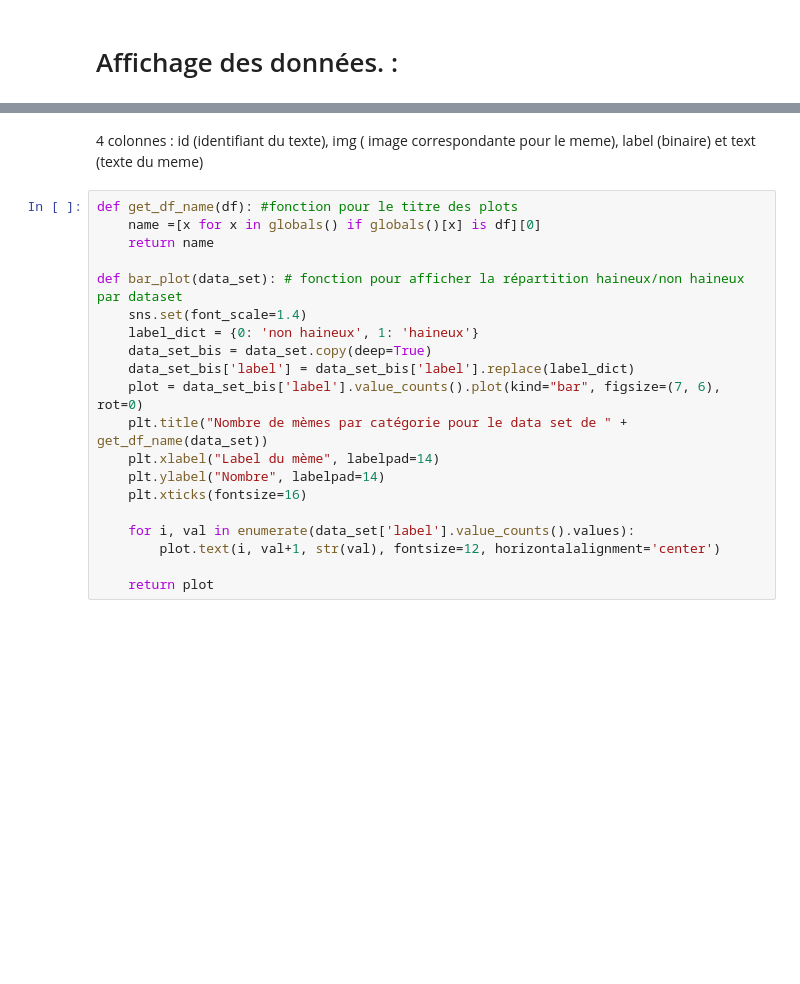
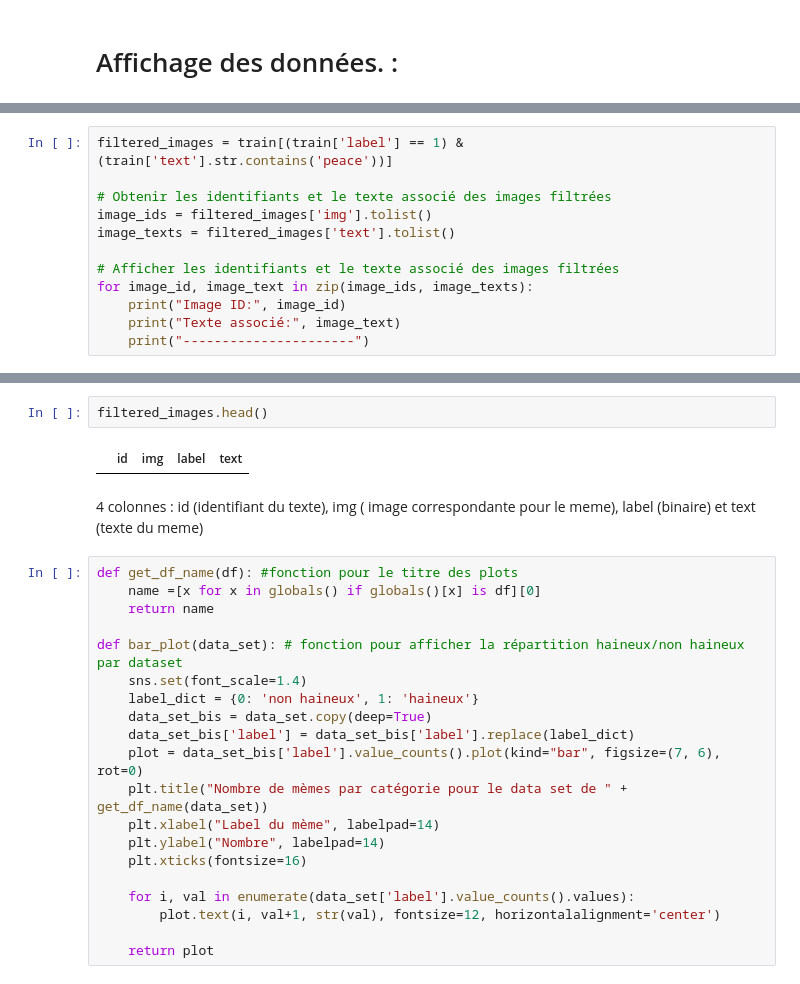
Before and after one commit to hlmth/statsapp, a Jupyter notebook: analyse_textuelle_V2.ipynb, the cells around one changed output, grey strips where cells are left out. Cells and saved outputs as stored; diff of their text form; blank space fills up the shorter version.

```diff
--- a/analyse_textuelle_V2.ipynb
+++ b/analyse_textuelle_V2.ipynb
@@ -76,0 +77,12 @@ train.head()
+# %%
+filtered_images = train[(train['label'] == 1) & (train['text'].str.contains('peace'))]
+
+# Obtenir les identifiants et le texte associé des images filtrées
+image_ids = filtered_images['img'].tolist()
+image_texts = filtered_images['text'].tolist()
+
+# Afficher les identifiants et le texte associé des images filtrées
+for image_id, image_text in zip(image_ids, image_texts):
+    print("Image ID:", image_id)
+    print("Texte associé:", image_text)
+    print("----------------------")
@@ -77,3 +107,7 @@ train.head()
+# %%
+filtered_images.head()
+# %% [output]
+|  | id | img | label | text |
 # %% [markdown]
 4 colonnes : id (identifiant du texte), img ( image correspondante pour le meme), label (binaire) et text (texte du meme)
 # %%
```
Also changed, not shown: parts of 3 cells of this notebook.
